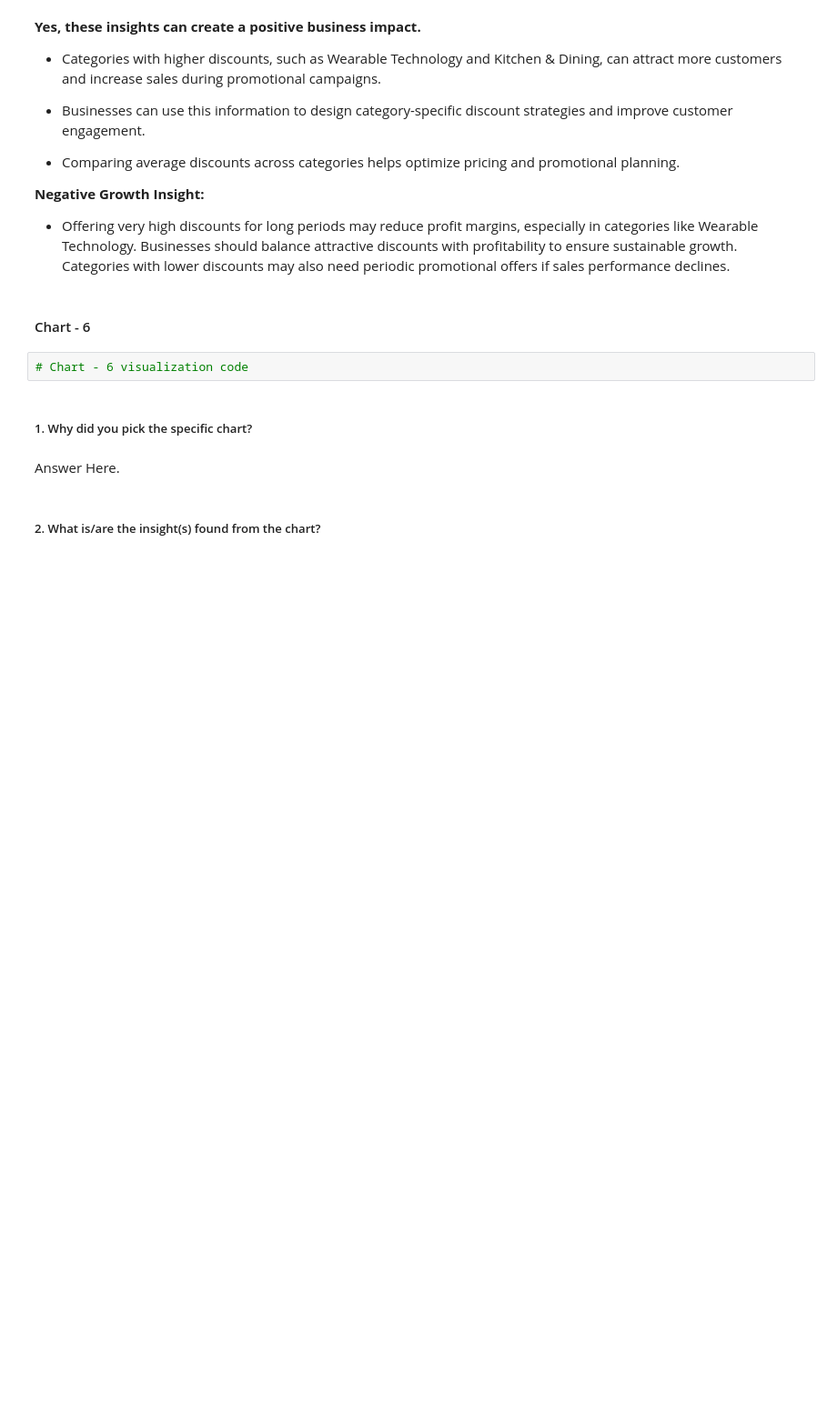
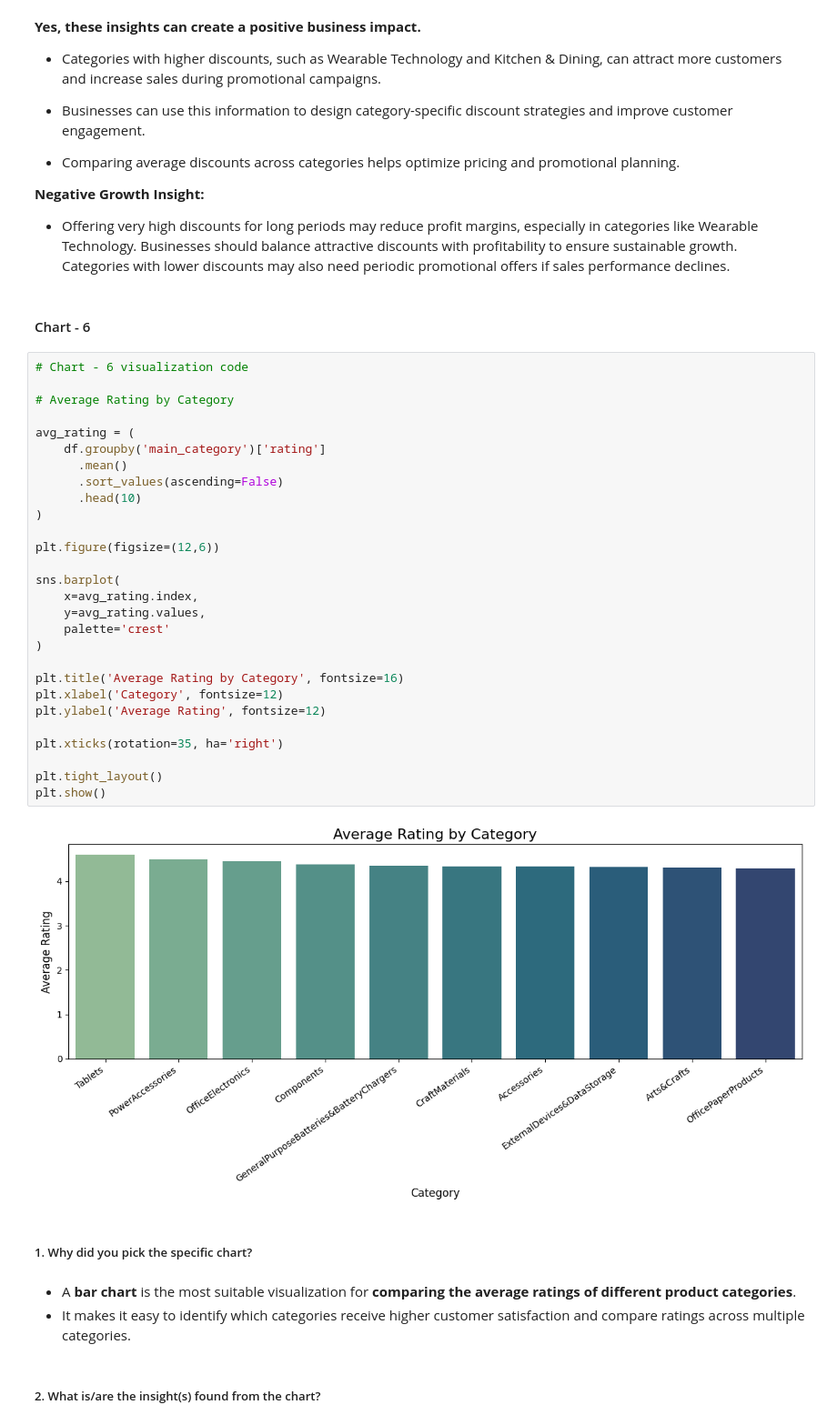
Before and after one commit to Sneha8126/ML---Unsupervised-Learning-Project, a Jupyter notebook: Sneha_copy_of_Sample_ML_Submission_Clustering_Template.ipynb, the cells around one changed output. Shown at 91% size. Saved outputs shown, nothing was run; the diff lists cells and outputs as text; blank space fills up the shorter version.

Commit message:
Added Chart-6

```diff
--- a/Sneha_copy_of_Sample_ML_Submission_Clustering_Template.ipynb
+++ b/Sneha_copy_of_Sample_ML_Submission_Clustering_Template.ipynb
@@ -615,11 +615,40 @@ Are there any insights that lead to negative growth? Justify with specific reaso
 * Offering very high discounts for long periods may reduce profit margins, especially in categories like Wearable Technology. Businesses should balance attractive discounts with profitability to ensure sustainable growth. Categories with lower discounts may also need periodic promotional offers if sales performance declines.
 # %% [markdown]
 #### Chart - 6
-# %%
-# Chart - 6 visualization code
+# %%
+# Chart - 6 visualization code
+
+# Average Rating by Category
+
+avg_rating = (
+    df.groupby('main_category')['rating']
+      .mean()
+      .sort_values(ascending=False)
+      .head(10)
+)
+
+plt.figure(figsize=(12,6))
+
+sns.barplot(
+    x=avg_rating.index,
+    y=avg_rating.values,
+    palette='crest'
+)
+
+plt.title('Average Rating by Category', fontsize=16)
+plt.xlabel('Category', fontsize=12)
+plt.ylabel('Average Rating', fontsize=12)
+
+plt.xticks(rotation=35, ha='right')
+
+plt.tight_layout()
+plt.show()
+# %% [output]
+[figure, added]
 # %% [markdown]
 ##### 1. Why did you pick the specific chart?
-# %% [markdown]
-Answer Here.
+# %% [markdown]
+* A **bar chart** is the most suitable visualization for **comparing the average ratings of different product categories**.
+* It makes it easy to identify which categories receive higher customer satisfaction and compare ratings across multiple categories.
 # %% [markdown]
 ##### 2. What is/are the insight(s) found from the chart?
```
Also changed, not shown: parts of 4 cells of this notebook.
